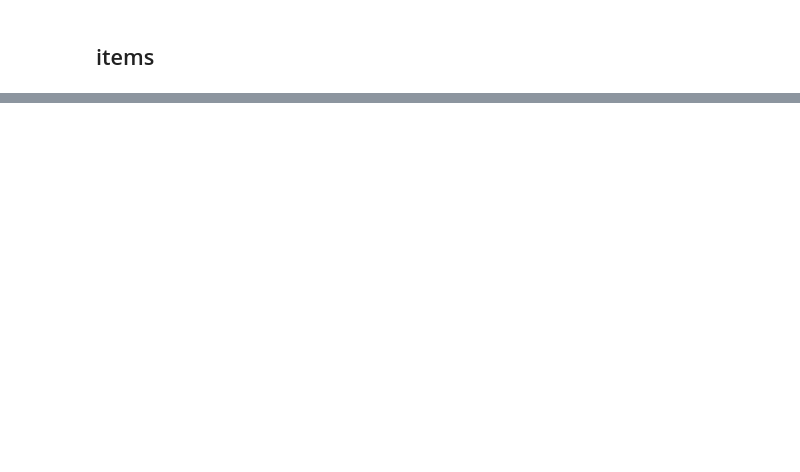
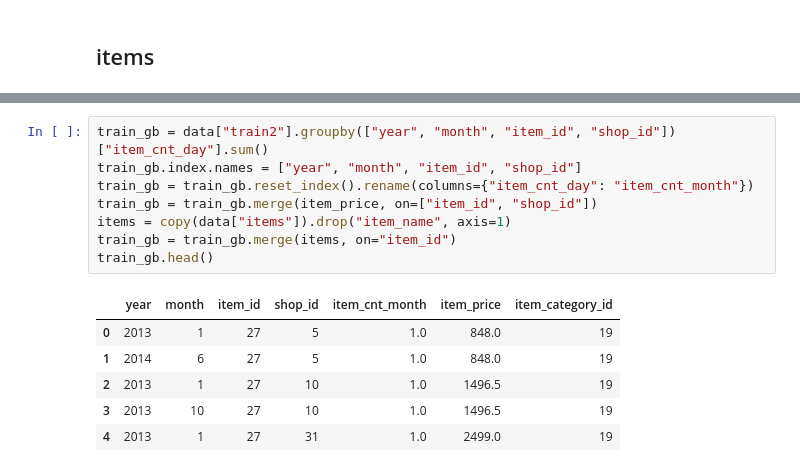
Before and after one commit to Laplusdestiny/-kaggle-Predict-Future-Sales, a Jupyter notebook: Predict-Future-Sales-01.ipynb, the cells around one changed output, grey strips where cells are left out. Drawn from its saved outputs; the diff is of its cells as text; blank space fills up the shorter version.

```diff
--- a/Predict-Future-Sales-01.ipynb
+++ b/Predict-Future-Sales-01.ipynb
@@ -367,0 +410,15 @@ profile2.to_file("profile/item_profile.html")
+# %%
+train_gb = data["train2"].groupby(["year", "month", "item_id", "shop_id"])["item_cnt_day"].sum()
+train_gb.index.names = ["year", "month", "item_id", "shop_id"]
+train_gb = train_gb.reset_index().rename(columns={"item_cnt_day": "item_cnt_month"})
+train_gb = train_gb.merge(item_price, on=["item_id", "shop_id"])
+items = copy(data["items"]).drop("item_name", axis=1)
+train_gb = train_gb.merge(items, on="item_id")
+train_gb.head()
+# %% [output]
+|  | year | month | item_id | shop_id | item_cnt_month | item_price | item_category_id |
+| 0 | 2013 | 1 | 27 | 5 | 1.0 | 848.0 | 19 |
+| 1 | 2014 | 6 | 27 | 5 | 1.0 | 848.0 | 19 |
+| 2 | 2013 | 1 | 27 | 10 | 1.0 | 1496.5 | 19 |
+| 3 | 2013 | 10 | 27 | 10 | 1.0 | 1496.5 | 19 |
+| 4 | 2013 | 1 | 27 | 31 | 1.0 | 2499.0 | 19 |
```
Also changed, not shown: parts of 28 cells of this notebook, 1 other file.
